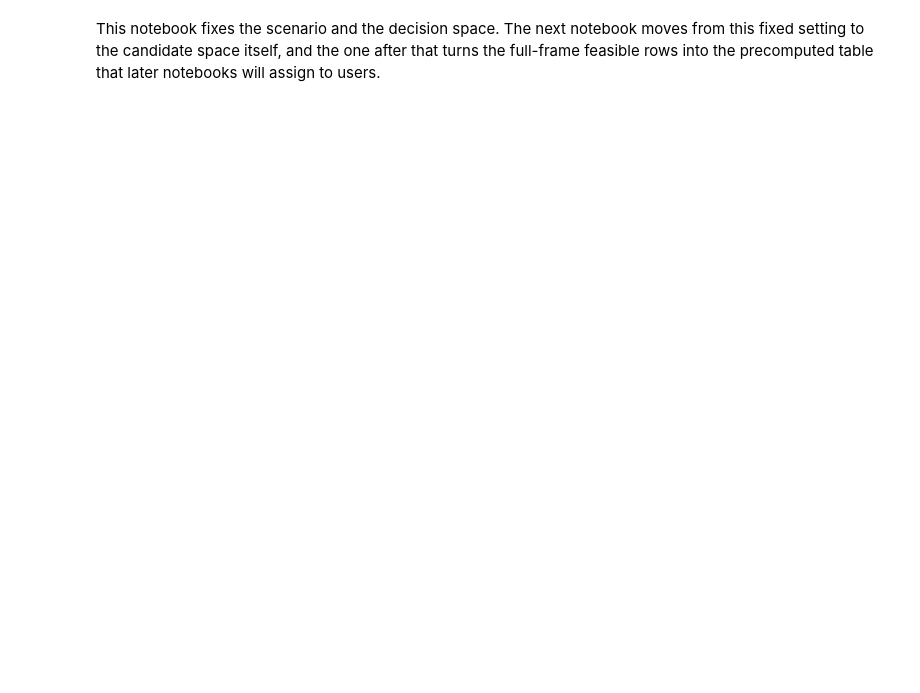
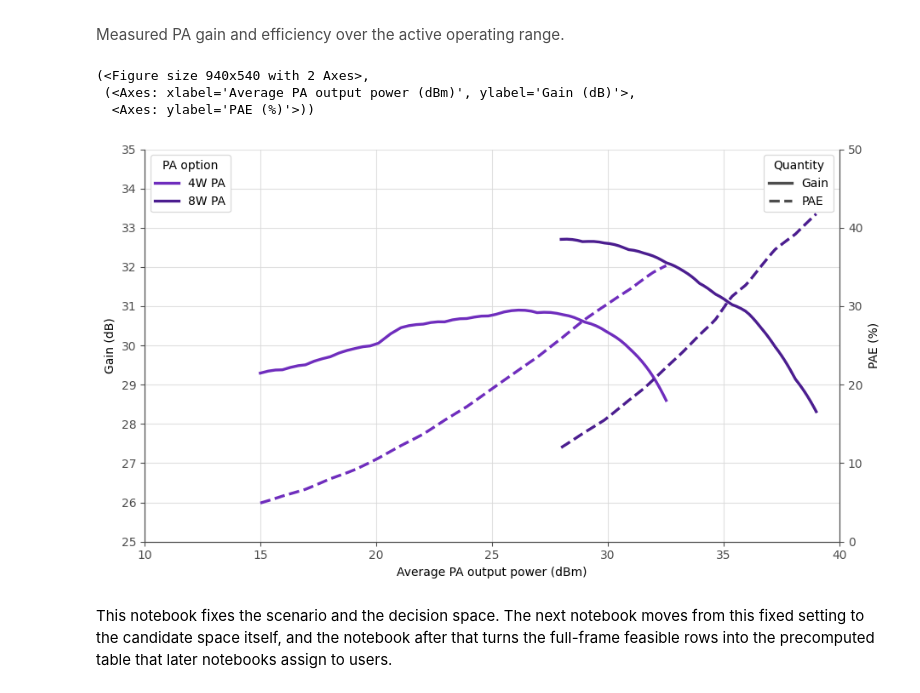
Before and after one commit to henryblu/ran-joint-scheduling-optimization, a Jupyter notebook: notebooks/1. scenario definition and problem framing.ipynb, the cells around one changed output. Cells and saved outputs as stored; diff of their text form; code cells hidden in the pictures; blank space fills up the shorter version.

```diff
--- a/notebooks/1. scenario definition and problem framing.ipynb
+++ b/notebooks/1. scenario definition and problem framing.ipynb
@@ -95,2 +94,10 @@ display(artifacts.candidate_space_view)
+# %%
+helper.plot_pa_gain_and_pae(artifacts.pa_curve_table)
+# %% [output]
+Measured PA gain and efficiency over the active operating range.
+(<Figure size 940x540 with 2 Axes>,
+ (<Axes: xlabel='Average PA output power (dBm)', ylabel='Gain (dB)'>,
+  <Axes: ylabel='PAE (%)'>))
+[figure, added]
 # %% [markdown]
-This notebook fixes the scenario and the decision space. The next notebook moves from this fixed setting to the candidate space itself, and the one after that turns the full-frame feasible rows into the precomputed table that later notebooks will assign to users.
+This notebook fixes the scenario and the decision space. The next notebook moves from this fixed setting to the candidate space itself, and the notebook after that turns the full-frame feasible rows into the precomputed table that later notebooks assign to users.
```
Also changed, not shown: parts of 10 cells of this notebook, 12 other files.
